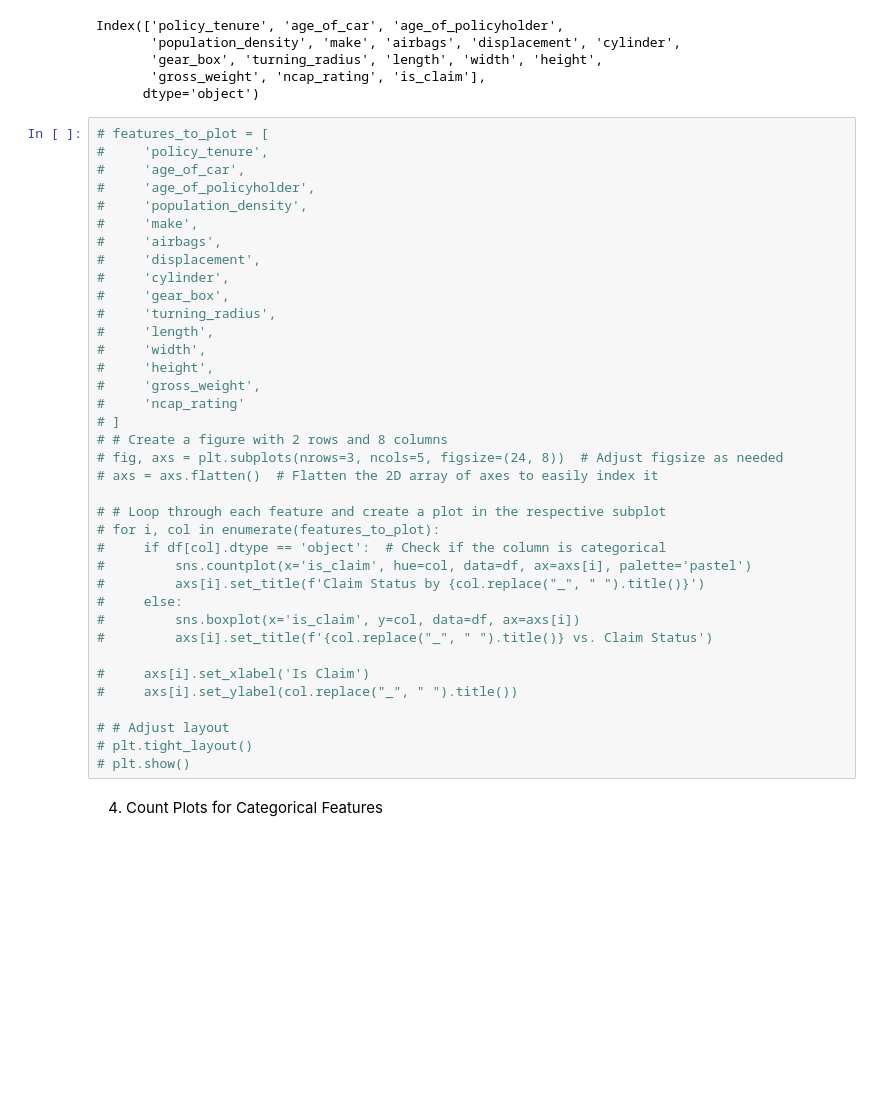
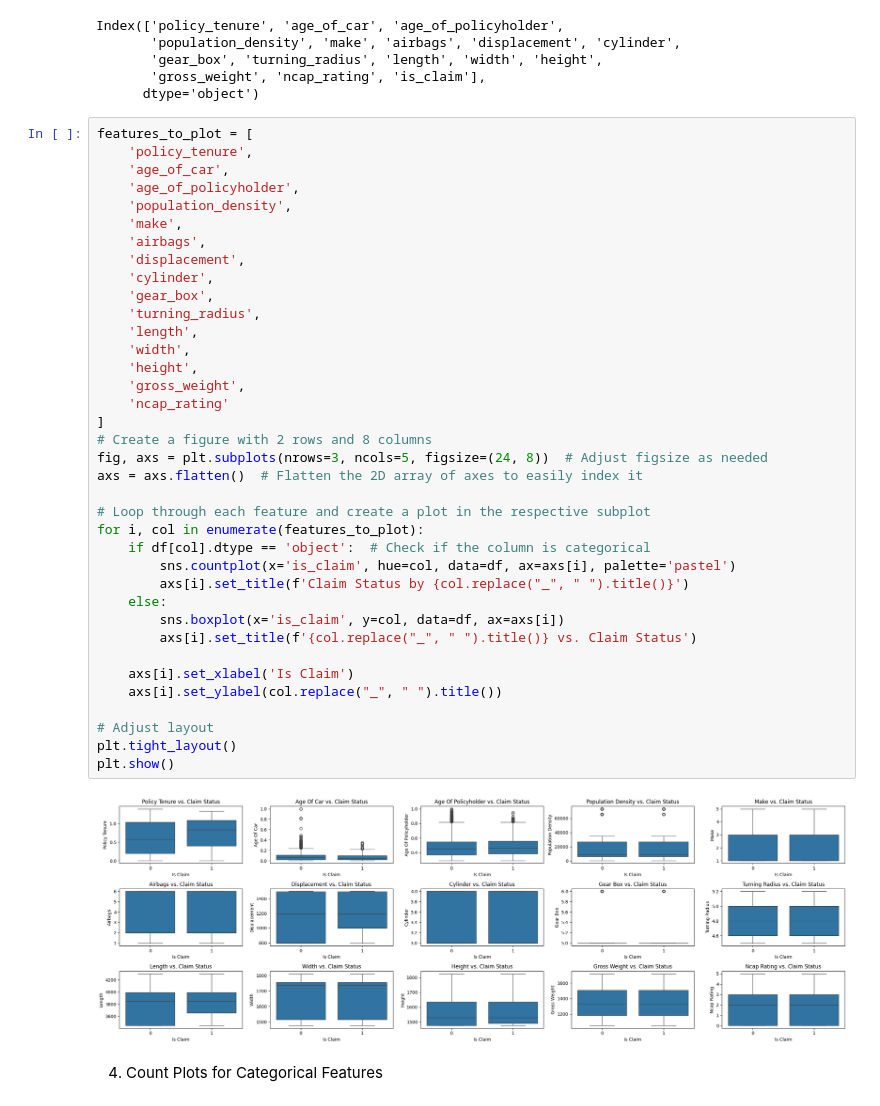
Before and after one commit to aimeele97/insurance_claim_analysis_model, a Jupyter notebook: insuranceclaim.ipynb, the cells around one changed output. Saved outputs shown, nothing was run; the diff lists cells and outputs as text; blank space fills up the shorter version.

```diff
--- a/insuranceclaim.ipynb
+++ b/insuranceclaim.ipynb
@@ -178,42 +203,44 @@ Index(['policy_tenure', 'age_of_car', 'age_of_policyholder',
        'gross_weight', 'ncap_rating', 'is_claim'],
       dtype='object')
 # %%
-# features_to_plot = [
-#     'policy_tenure',
-#     'age_of_car',
-#     'age_of_policyholder',
-#     'population_density',
-#     'make',
-#     'airbags',
-#     'displacement',
-#     'cylinder',
-#     'gear_box',
-#     'turning_radius',
-#     'length',
-#     'width',
-#     'height',
-#     'gross_weight',
-#     'ncap_rating'
-# ]
-# # Create a figure with 2 rows and 8 columns
-# fig, axs = plt.subplots(nrows=3, ncols=5, figsize=(24, 8))  # Adjust figsize as needed
-# axs = axs.flatten()  # Flatten the 2D array of axes to easily index it
+features_to_plot = [
+    'policy_tenure',
+    'age_of_car',
+    'age_of_policyholder',
+    'population_density',
+    'make',
+    'airbags',
+    'displacement',
+    'cylinder',
+    'gear_box',
+    'turning_radius',
+    'length',
+    'width',
+    'height',
+    'gross_weight',
+    'ncap_rating'
+]
+# Create a figure with 2 rows and 8 columns
+fig, axs = plt.subplots(nrows=3, ncols=5, figsize=(24, 8))  # Adjust figsize as needed
+axs = axs.flatten()  # Flatten the 2D array of axes to easily index it
 
-# # Loop through each feature and create a plot in the respective subplot
-# for i, col in enumerate(features_to_plot):
-#     if df[col].dtype == 'object':  # Check if the column is categorical
-#         sns.countplot(x='is_claim', hue=col, data=df, ax=axs[i], palette='pastel')
-#         axs[i].set_title(f'Claim Status by {col.replace("_", " ").title()}')
-#     else:
-#         sns.boxplot(x='is_claim', y=col, data=df, ax=axs[i])
-#         axs[i].set_title(f'{col.replace("_", " ").title()} vs. Claim Status')
+# Loop through each feature and create a plot in the respective subplot
+for i, col in enumerate(features_to_plot):
+    if df[col].dtype == 'object':  # Check if the column is categorical
+        sns.countplot(x='is_claim', hue=col, data=df, ax=axs[i], palette='pastel')
+        axs[i].set_title(f'Claim Status by {col.replace("_", " ").title()}')
+    else:
+        sns.boxplot(x='is_claim', y=col, data=df, ax=axs[i])
+        axs[i].set_title(f'{col.replace("_", " ").title()} vs. Claim Status')
 
-#     axs[i].set_xlabel('Is Claim')
-#     axs[i].set_ylabel(col.replace("_", " ").title())
+    axs[i].set_xlabel('Is Claim')
+    axs[i].set_ylabel(col.replace("_", " ").title())
 
-# # Adjust layout
-# plt.tight_layout()
-# plt.show()
+# Adjust layout
+plt.tight_layout()
+plt.show()
+# %% [output]
+[figure, added]
 # %% [markdown]
 4. Count Plots for Categorical Features
 # %%
```
Also changed, not shown: parts of 17 cells of this notebook.
